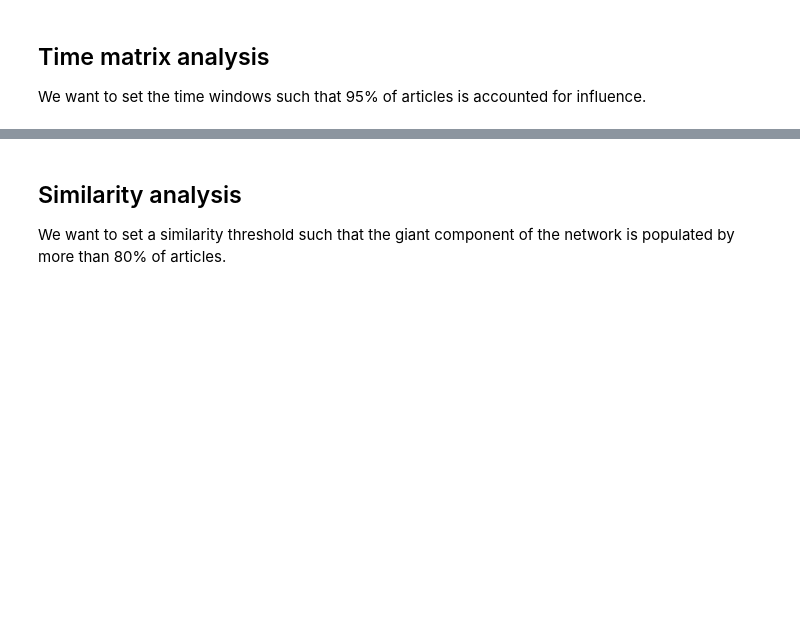
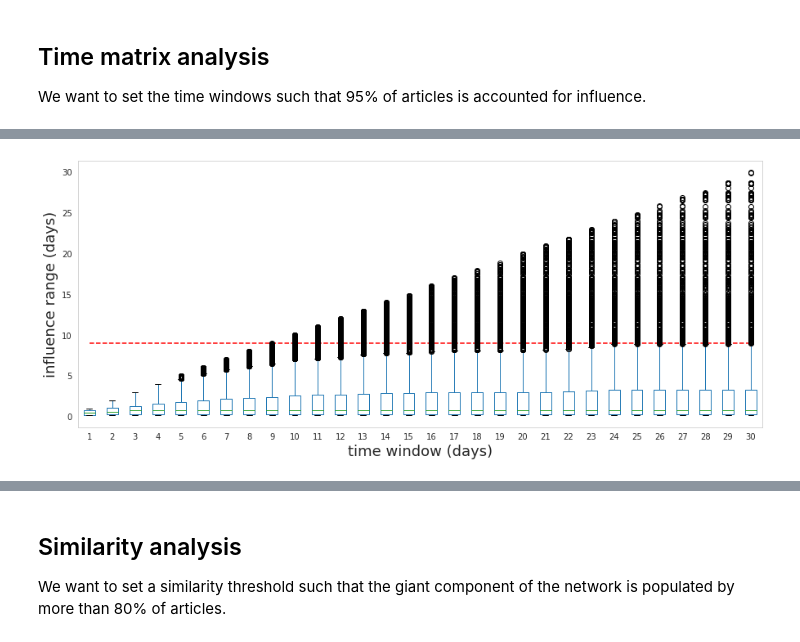
Before and after one commit to relogu/cn_project, a Jupyter notebook: notebooks/emp_data_analysis.ipynb, the cells around one changed output, grey strips where cells are left out. Saved outputs shown, nothing was run; the diff lists cells and outputs as text; code cells hidden in the pictures; blank space fills up the shorter version.

```diff
--- a/notebooks/emp_data_analysis.ipynb
+++ b/notebooks/emp_data_analysis.ipynb
@@ -232,11 +250,11 @@ len(np.where(difs[0]<=0)[0])
 # %%
 df = pd.DataFrame()
 
-SIM_THRESHOLD = 0.98
+SIM_THRESHOLD = 0.8
 
 n_articles = dists_triu.shape[0]
 
-min_dif_temp = 24/24
+min_dif_temp = 4/24 #  in days
 initial_infected = len(np.where(difs[0]<=min_dif_temp)[0])
 
 days_iterator = tqdm(
@@ -281,9 +307,11 @@ df.head()
 # %%
 plt.figure(figsize=(15, 6))
-plt.plot(np.arange(1, 31), 30*[13], '--', c='r')
+plt.plot(np.arange(1, 31), 30*[9], '--', c='r')
 df.boxplot(whis=95/50)
 plt.xlabel('time window (days)',fontsize=18)
 plt.ylabel('influence range (days)', fontsize=18)
 plt.grid(False)
 plt.savefig(PATH_TO_DATA/stories[story_to_elaborate]/imgs[1])
+# %% [output]
+[figure, added]
 # %%
```
Also changed, not shown: parts of 14 cells of this notebook.
